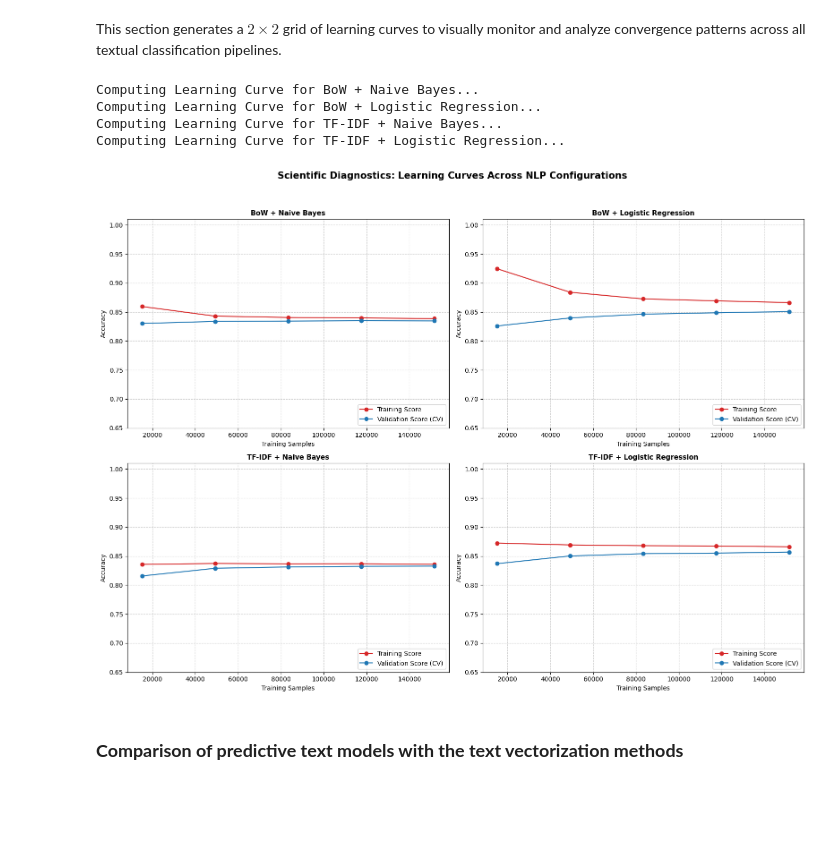
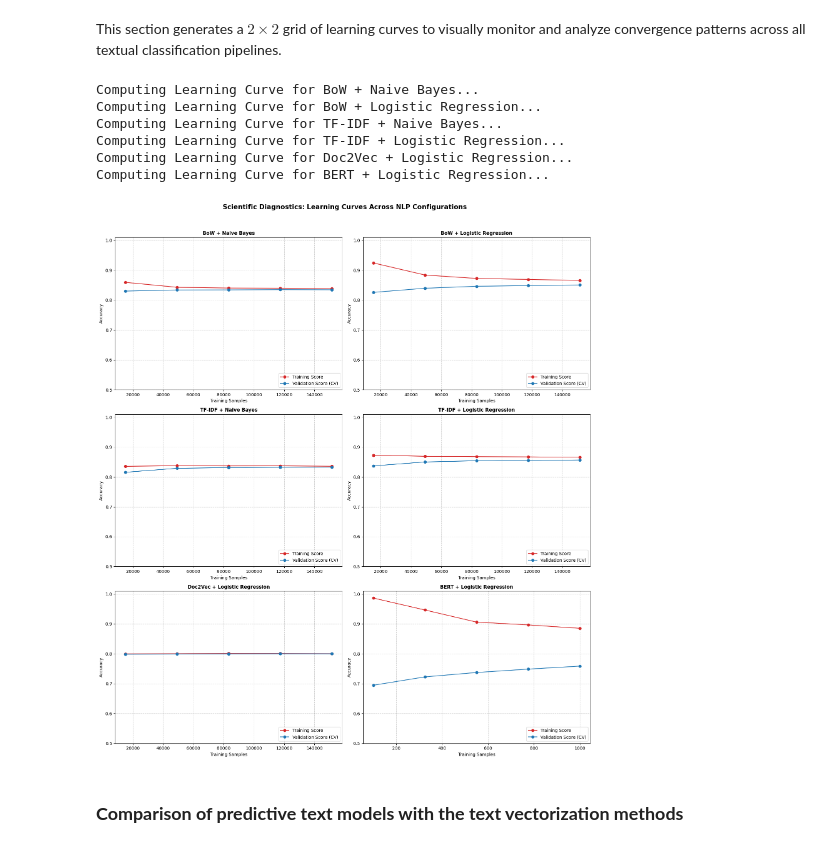
Before and after one commit to IvanGrandi/ML_2_project, a Jupyter notebook: training.ipynb, the cells around one changed output. Drawn from its saved outputs; the diff is of its cells as text; code cells hidden in the pictures; blank space fills up the shorter version.

Commit message:
feat : added Bert and Docs2 to text predicting model

```diff
--- a/training.ipynb
+++ b/training.ipynb
@@ -105,6 +238,7 @@ def plot_custom_learning_curve(model, X_data, y_data, title, ax):
     print(f"Computing Learning Curve for {title}...")
 
     # Evaluate the model at 5 different training sizes using 3-fold cross-validation
+    # n_jobs=-1 automatically utilizes your local computer's multiple CPU cores
     train_sizes, train_scores, test_scores = learning_curve(
         model, X_data, y_data,
         train_sizes=np.linspace(0.1, 1.0, 5),
@@ -114,41 +248,48 @@ def plot_custom_learning_curve(model, X_data, y_data, title, ax):
         random_state=42
     )
 
     # Calculate means
     train_mean = np.mean(train_scores, axis=1)
     test_mean = np.mean(test_scores, axis=1)
 
     # Plot curves
     ax.plot(train_sizes, train_mean, 'o-', color="#d62728", label="Training Score")
     ax.plot(train_sizes, test_mean, 'o-', color="#1f77b4", label="Validation Score (CV)")
 
     ax.set_title(title, fontsize=11, fontweight='bold')
     ax.set_xlabel("Training Samples")
     ax.set_ylabel("Accuracy")
-    ax.set_ylim(0.65, 1.01) # Focused scale for better visual analysis
+    ax.set_ylim(0.50, 1.01) # Expanded scale to accommodate different baseline models safely
     ax.grid(True, linestyle='--', alpha=0.6)
     ax.legend(loc="lower right")
 
-# Set up a 2x2 grid for the 4 text configurations
-fig, axes = plt.subplots(2, 2, figsize=(16, 12))
+# Set up a 3x2 grid for the 6 text configurations to compare all approaches
+fig, axes = plt.subplots(3, 2, figsize=(16, 18))
 
-# Row 1: Bag of Words (BoW)
+# Row 1: Bag of Words (BoW) - Using the full available dataset splits
 plot_custom_learning_curve(nb_bow, X_train_bow, y_train, "BoW + Naive Bayes", axes[0, 0])
 plot_custom_learning_curve(lr_bow, X_train_bow, y_train, "BoW + Logistic Regression", axes[0, 1])
 
-# Row 2: TF-IDF
+# Row 2: TF-IDF - Using the full available dataset splits
 plot_custom_learning_curve(nb_tfidf, X_train_tfidf, y_train, "TF-IDF + Naive Bayes", axes[1, 0])
 plot_custom_learning_curve(lr_tfidf, X_train_tfidf, y_train, "TF-IDF + Logistic Regression", axes[1, 1])
 
-plt.suptitle("Scientific Diagnostics: Learning Curves Across NLP Configurations", fontsize=15, y=0.98, fontweight='bold')
-plt.tight_layout(rect=[0, 0, 1, 0.95])
+# Row 3: Advanced Semantic Embeddings (Doc2Vec and BERT)
+# Optimization: Passing the sample-controlled feature matrices prevents high local CPU compute overhead
+plot_custom_learning_curve(lr_d2v, X_train_d2v, y_train, "Doc2Vec + Logistic Regression", axes[2, 0])
+plot_custom_learning_curve(lr_bert, X_train_bert, y_train_bert_sample, "BERT + Logistic Regression", axes[2, 1])
+
+plt.suptitle("Scientific Diagnostics: Learning Curves Across NLP Configurations", fontsize=15, y=0.99, fontweight='bold')
+plt.tight_layout(rect=[0, 0, 1, 0.97])
 plt.show()
 # %% [output]
 Computing Learning Curve for BoW + Naive Bayes...
 Computing Learning Curve for BoW + Logistic Regression...
 Computing Learning Curve for TF-IDF + Naive Bayes...
 Computing Learning Curve for TF-IDF + Logistic Regression...
+Computing Learning Curve for Doc2Vec + Logistic Regression...
+Computing Learning Curve for BERT + Logistic Regression...
-[figure, old version]
+[figure, new version]
 # %% [markdown]
 ### **Comparison of predictive text models with the text vectorization methods**
 # %% [markdown]
```
Also changed, not shown: parts of 7 cells of this notebook, 1 other file.
